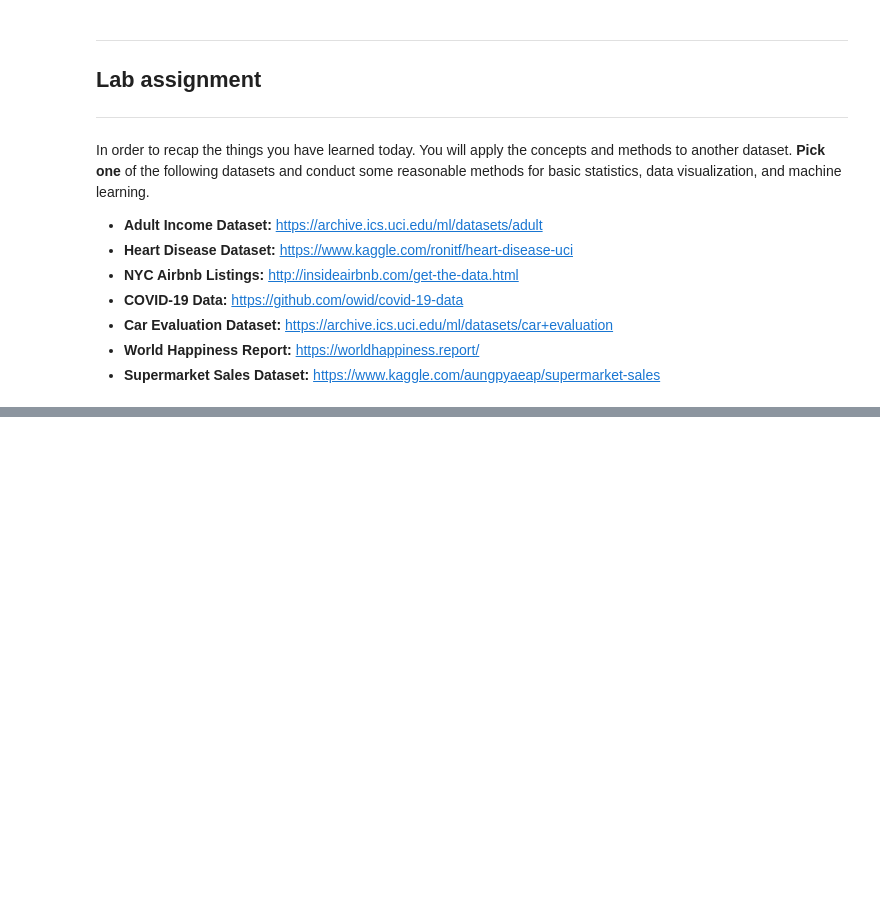
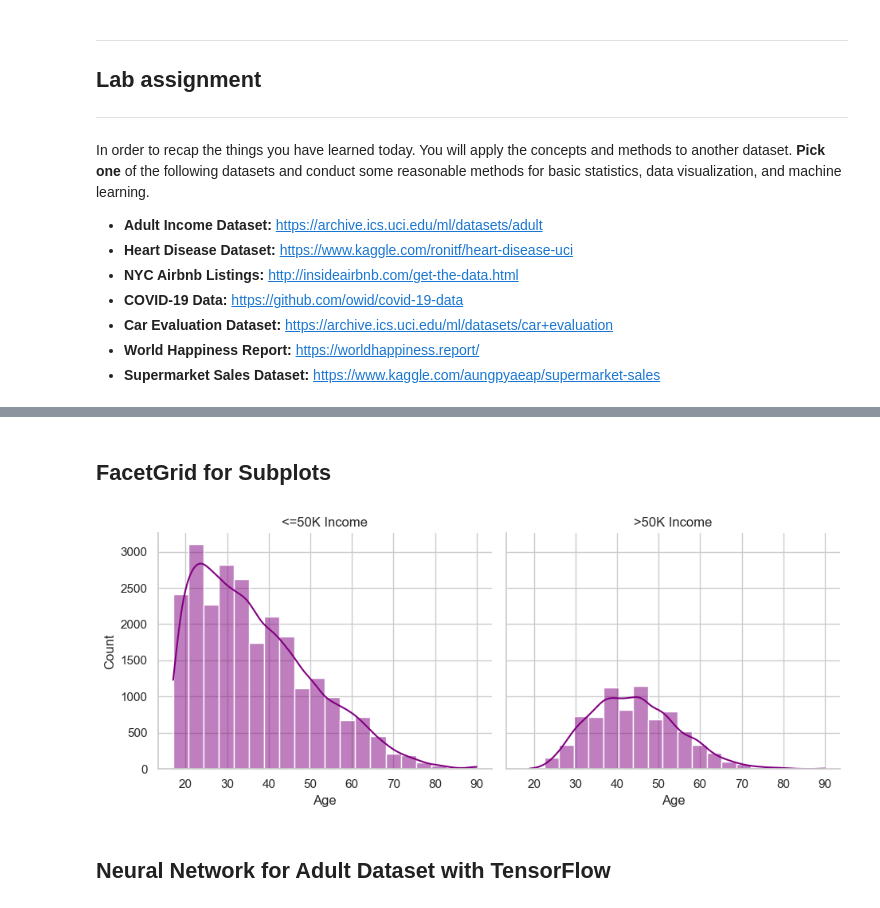
Before and after one commit to irgroup-classrooms/individual-assignments-lennard-mcl, a Jupyter notebook: labs/09/09_python_data_science_packages.ipynb, the cells around one changed output, grey strips where cells are left out. Drawn from its saved outputs; the diff is of its cells as text; code cells hidden in the pictures; blank space fills up the shorter version.

```diff
--- a/labs/09/09_python_data_science_packages.ipynb
+++ b/labs/09/09_python_data_science_packages.ipynb
@@ -757,0 +1006,29 @@ In order to recap the things you have learned today. You will apply the concepts
+# %% [markdown]
+## FacetGrid for Subplots
+# %%
+import pandas as pd
+import seaborn as sns
+import matplotlib.pyplot as plt
+
+# Spaltennamen des Adult-Datensatzes
+column_names = [
+    'age', 'workclass', 'fnlwgt', 'education', 'education-num',
+    'marital-status', 'occupation', 'relationship', 'race', 'sex',
+    'capital-gain', 'capital-loss', 'hours-per-week', 'native-country', 'income'
+]
+
+# Adult-Dataset laden und bereinigen
+url = "https://archive.ics.uci.edu/ml/machine-learning-databases/adult/adult.data"
+adult_data = pd.read_csv(url, header=None, names=column_names, na_values=' ?', skipinitialspace=True)
+adult_data = adult_data.dropna()  # Fehlende Werte entfernen
+
+# FacetGrid: Altersverteilung (numerisch) aufgeteilt nach Einkommen (kategorisch)
+g = sns.FacetGrid(adult_data, col='income', height=4, aspect=1.2)
+g.map(sns.histplot, 'age', bins=20, kde=True, color='purple')
+g.set_titles('{col_name} Income')
+g.set_axis_labels('Age', 'Count')
+plt.show()
+# %% [output]
+[figure, added]
+# %% [markdown]
+## Neural Network for Adult Dataset with TensorFlow
```
Also changed, not shown: parts of 22 cells of this notebook.
